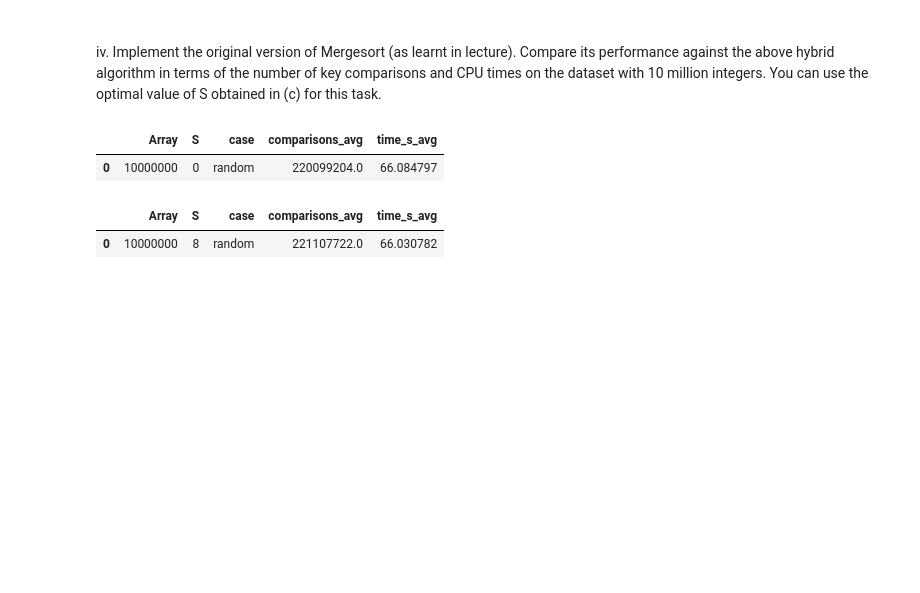
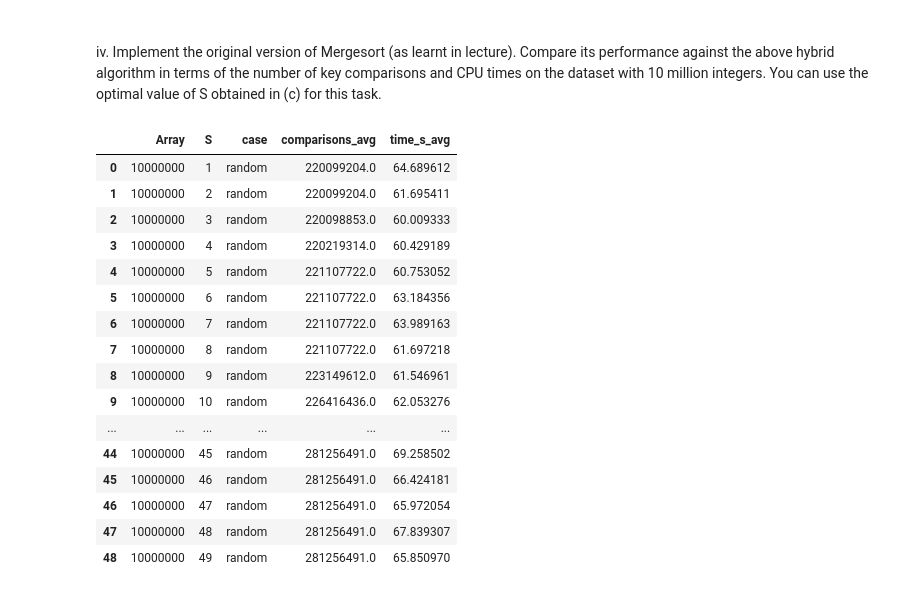
Before and after one commit to TeaLeafs04/SC2001, a Jupyter notebook: Project1.ipynb, the cells around one changed output. Drawn from its saved outputs; the diff is of its cells as text; code cells hidden in the pictures; blank space fills up the shorter version.

```diff
--- a/Project1.ipynb
+++ b/Project1.ipynb
@@ -307,15 +320,26 @@ plot_comparisons_vs_S(df_ii, array=10**7)
 # %% [markdown]
 ###
 iv. Implement the original version of Mergesort (as learnt in lecture). Compare its performance against the above hybrid algorithm in terms of the number of key comparisons and CPU times on the dataset with 10 million integers. You can use the optimal value of S obtained in (c) for this task.
-# %%
-df_iv = multiarray(S=0, fixed_array=7, trials=1)
-df_iv
-# %% [output]
-|  | Array | S | case | comparisons_avg | time_s_avg |
-| 0 | 10000000 | 0 | random | 220099204.0 | 66.084797 |
-# %%
-df_iva = multiarray(S=8, fixed_array=7, trials=1)
-df_iva
-# %% [output]
-|  | Array | S | case | comparisons_avg | time_s_avg |
-| 0 | 10000000 | 8 | random | 221107722.0 | 66.030782 |
+# %%
+S_values = range(1, 50)
+frames = [multiarray(S=S, trials=1, fixed_array=7) for S in S_values]
+merge_vs_hybrid_df = pd.concat(frames, ignore_index=True)
+merge_vs_hybrid_df
+# %% [output]
+|  | Array | S | case | comparisons_avg | time_s_avg |
+| 0 | 10000000 | 1 | random | 220099204.0 | 64.689612 |
+| 1 | 10000000 | 2 | random | 220099204.0 | 61.695411 |
+| 2 | 10000000 | 3 | random | 220098853.0 | 60.009333 |
+| 3 | 10000000 | 4 | random | 220219314.0 | 60.429189 |
+| 4 | 10000000 | 5 | random | 221107722.0 | 60.753052 |
+| 5 | 10000000 | 6 | random | 221107722.0 | 63.184356 |
+| 6 | 10000000 | 7 | random | 221107722.0 | 63.989163 |
+| 7 | 10000000 | 8 | random | 221107722.0 | 61.697218 |
+| 8 | 10000000 | 9 | random | 223149612.0 | 61.546961 |
+| 9 | 10000000 | 10 | random | 226416436.0 | 62.053276 |
+| ... | ... | ... | ... | ... | ... |
+| 44 | 10000000 | 45 | random | 281256491.0 | 69.258502 |
+| 45 | 10000000 | 46 | random | 281256491.0 | 66.424181 |
+| 46 | 10000000 | 47 | random | 281256491.0 | 65.972054 |
+| 47 | 10000000 | 48 | random | 281256491.0 | 67.839307 |
+| 48 | 10000000 | 49 | random | 281256491.0 | 65.850970 |
```
Also changed, not shown: parts of 6 cells of this notebook.
